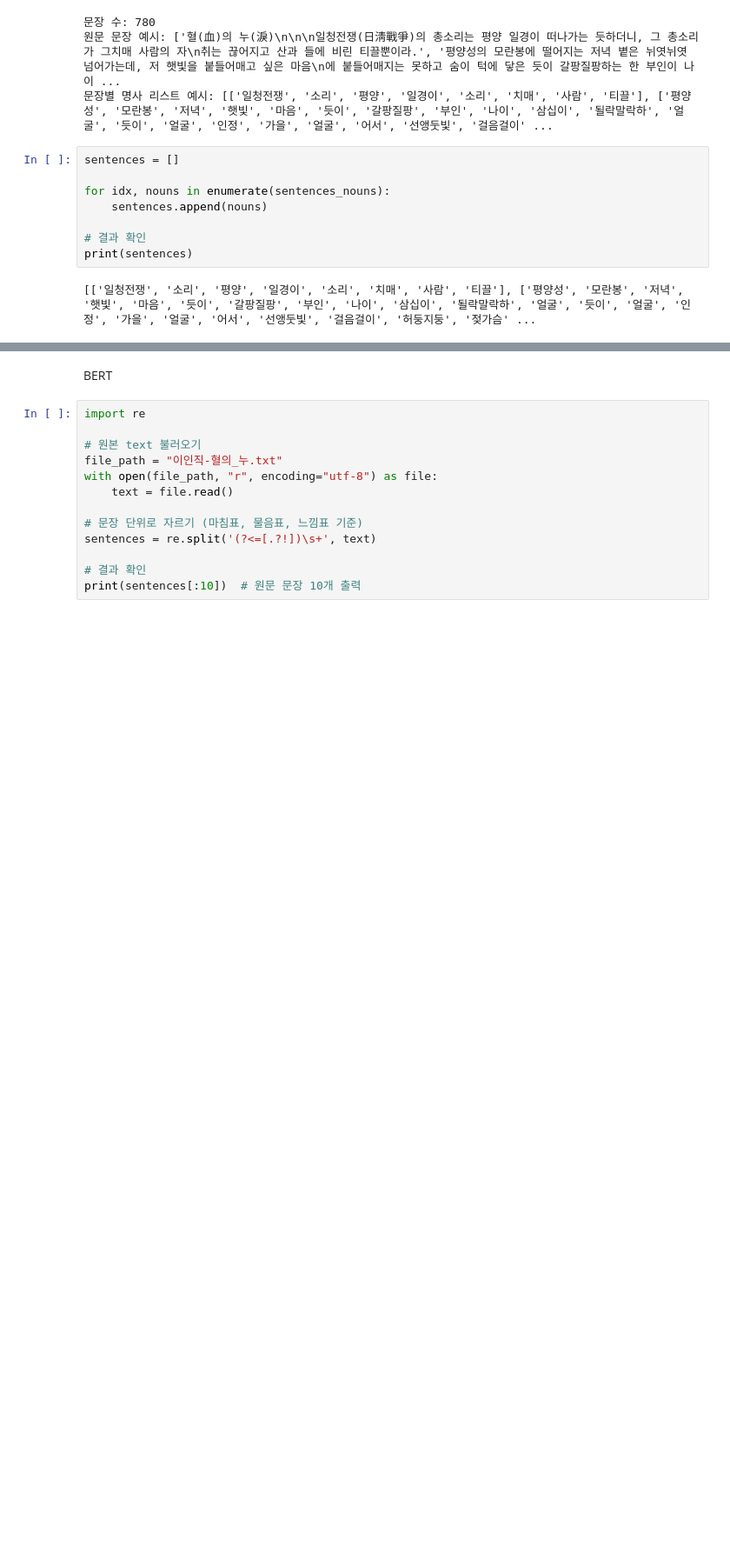
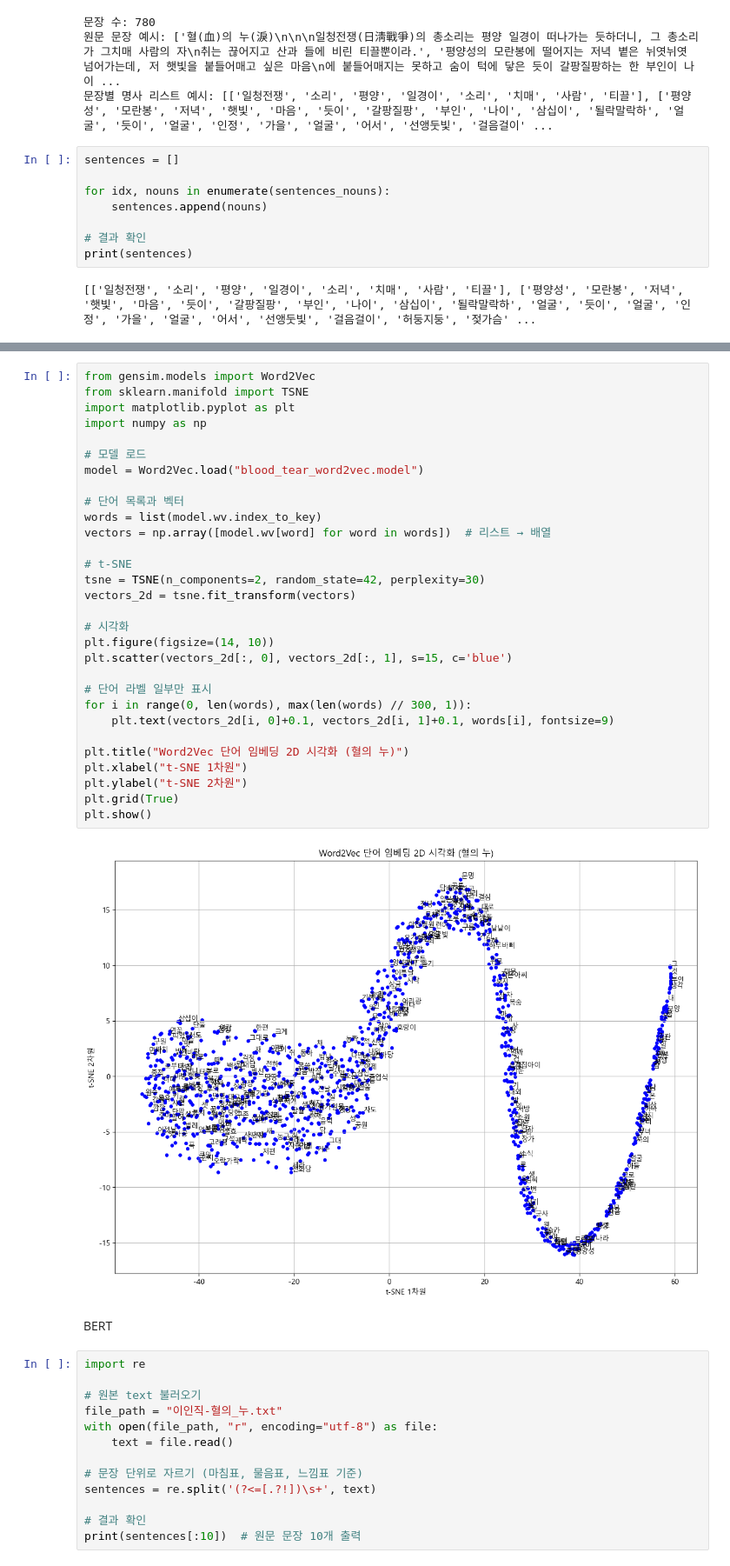
Before and after one commit to 5seoyoung/Korean-NLP-class, a Jupyter notebook: class_혈의누.ipynb, the cells around one changed output, grey strips where cells are left out. Shown at 87% size. Drawn from its saved outputs; the diff is of its cells as text; blank space fills up the shorter version.

```diff
--- a/class_혈의누.ipynb
+++ b/class_혈의누.ipynb
@@ -572,3 +585,35 @@ for idx in top_indices[1:]:
+# %%
+from gensim.models import Word2Vec
+from sklearn.manifold import TSNE
+import matplotlib.pyplot as plt
+import numpy as np
+
+# 모델 로드
+model = Word2Vec.load("blood_tear_word2vec.model")
+
+# 단어 목록과 벡터
+words = list(model.wv.index_to_key)
+vectors = np.array([model.wv[word] for word in words])  # 리스트 → 배열
+
+# t-SNE
+tsne = TSNE(n_components=2, random_state=42, perplexity=30)
+vectors_2d = tsne.fit_transform(vectors)
+
+# 시각화
+plt.figure(figsize=(14, 10))
+plt.scatter(vectors_2d[:, 0], vectors_2d[:, 1], s=15, c='blue')
+
+# 단어 라벨 일부만 표시
+for i in range(0, len(words), max(len(words) // 300, 1)):
+    plt.text(vectors_2d[i, 0]+0.1, vectors_2d[i, 1]+0.1, words[i], fontsize=9)
+
+plt.title("Word2Vec 단어 임베딩 2D 시각화 (혈의 누)")
+plt.xlabel("t-SNE 1차원")
+plt.ylabel("t-SNE 2차원")
+plt.grid(True)
+plt.show()
+# %% [output]
+[figure, added]
 # %% [markdown]
 BERT
 # %%
```
Also changed, not shown: parts of 4 cells of this notebook, 3 other files.
